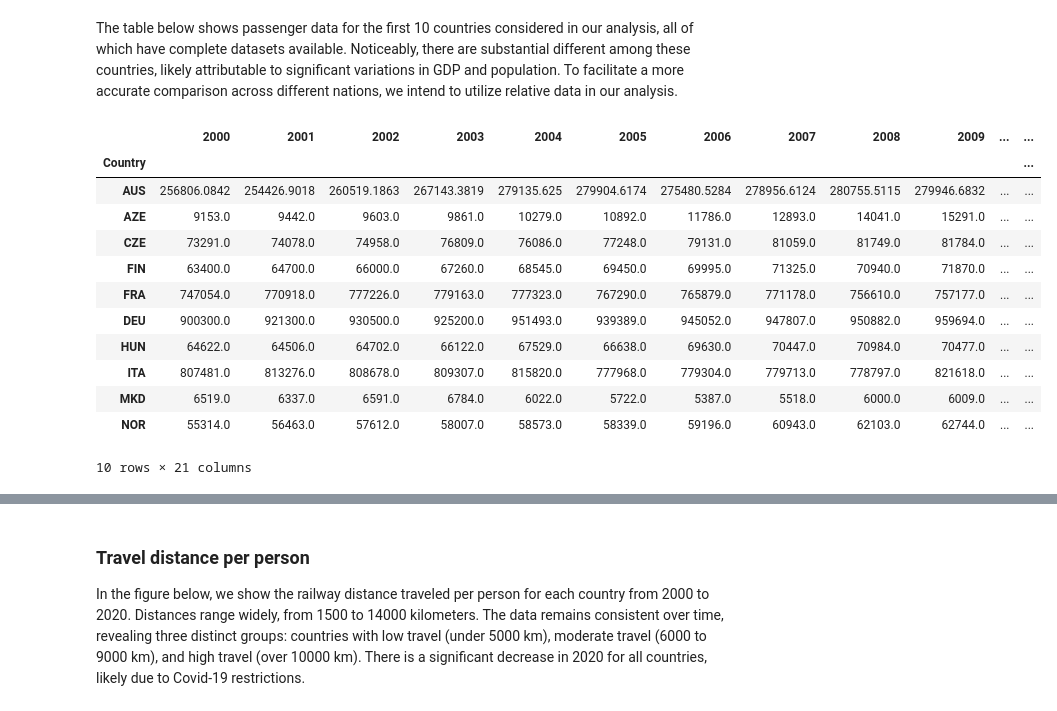
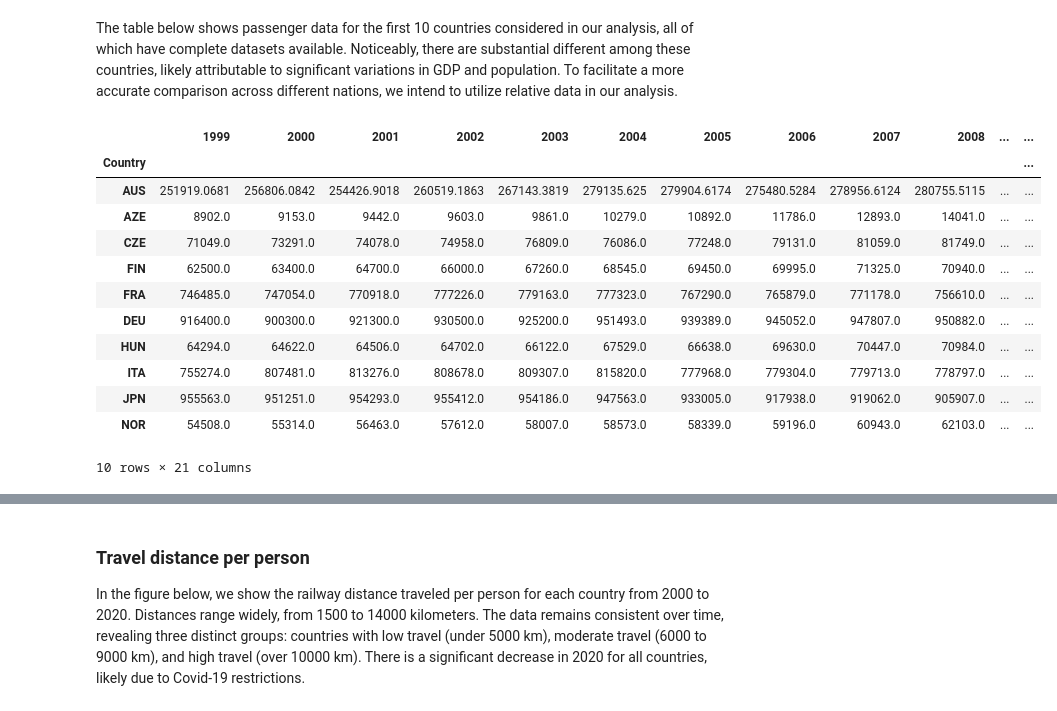
Before and after one commit to SmBuismn/Group_21_Python_project, a Jupyter notebook: project_template.ipynb, the cells around one changed output, grey strips where cells are left out. Cells and saved outputs as stored; diff of their text form; code cells hidden in the pictures.

```diff
--- a/project_template.ipynb
+++ b/project_template.ipynb
@@ -52,8 +56,8 @@ gdp_data = pd.read_csv("GDP_data.csv")
 gdp_per_capita_data = pd.read_csv("GDP_per_capita_data.csv")
 
 # Choose the timeframe you want to consider
-start_timeframe = 2000
-end_timeframe = 2020
+start_timeframe = 1999
+end_timeframe = 2019
 
 # Part of data is in dollars, other part in euros.
 # Convert the data to a consistent format by converting part of it from euros to dollars.
@@ -67,6 +71,7 @@ num_of_countries = gdp_data.shape[0]
 num_of_columns = gdp_data.shape[1]
 
 # Make new dataframes in same format as gdp_data and gdp_per_capita_data
+gdp_growth_data = pd.DataFrame(columns=gdp_data.columns)
 passenger_data = pd.DataFrame(columns=gdp_data.columns)
 infrastructure_train_data = pd.DataFrame(columns=gdp_data.columns)
 infrastructure_road_data = pd.DataFrame(columns=gdp_data.columns)
@@ -74,6 +79,7 @@ population_data = pd.DataFrame(columns=gdp_data.columns)
 
 # Initialize dataframe
 for i in range(num_of_countries):
+    gdp_growth_data.loc[i] = ['..' for _ in range(num_of_columns)]
     passenger_data.loc[i] = ['..' for _ in range(num_of_columns)]
     infrastructure_train_data.loc[i] = ['..' for _ in range(num_of_columns)]
     infrastructure_road_data.loc[i] = ['..' for _ in range(num_of_columns)]
@@ -81,6 +87,7 @@ for i in range(num_of_countries):
 
 # Every row corresponds to data of a country
 for i in range(num_of_countries):
+    gdp_growth_data.loc[i, "Country"] = gdp_data.loc[i, "Country"]
     passenger_data.loc[i, "Country"] = gdp_data.loc[i, "Country"]
     infrastructure_train_data.loc[i, "Country"] = gdp_data.loc[i, "Country"]
     infrastructure_road_data.loc[i, "Country"] = gdp_data.loc[i, "Country"]
@@ -127,6 +134,11 @@ for country in gdp_data["Country"]:
                 population_data.loc[country_index,year] = prepare_population_data["Population"].iloc[prepare_population_data.loc[(prepare_population_data["Code"] == country) &
                                         (prepare_population_data["Year"] == int(year))].index[0]]
 
+        if year == gdp_data.columns[1] or gdp_data.loc[country_index,year] == ".." or gdp_data.loc[country_index,str(int(year)-1)]  == "..":
+            continue
+        else:
+            gdp_growth_data.loc[country_index,year] = (float(gdp_data.loc[country_index,year]) - float(gdp_data.loc[country_index,str(int(year)-1)])) / float(gdp_data.loc[country_index,str(int(year)-1)]) * 100
+
 passenger_data.head(10)
 # %% [output]
 |  | Country | 1995 | 1996 | 1997 | 1998 | 1999 | 2000 | 2001 | 2002 | 2003 | ... | ... |
@@ -159,13 +171,13 @@ for country in gdp_data["Country"]:
     infrastructure_count = 0
 
     for year in gdp_data.columns[1:]:
-        if passenger_data.loc[country_index,year] != "..":
+        if passenger_data.loc[country_index,year] != ".." and gdp_growth_data.loc[country_index,year] != "..":
             if passenger_start == 0:
                 passenger_start = int(year)
             passenger_stop = int(year)
             passenger_count += 1
 
-        if infrastructure_train_data.loc[country_index,year] != ".." and infrastructure_road_data.loc[country_index,year] != "..":
+        if infrastructure_train_data.loc[country_index,year] != ".." and gdp_growth_data.loc[country_index,year] != "..":
             if infrastructure_start == 0:
                 infrastructure_start = int(year)
             infrastructure_stop = int(year)
@@ -203,6 +215,7 @@ for country in country_timeframe["Country"]:
 for year in gdp_data.columns[1:]:
     if int(year) < start_timeframe or int(year) > end_timeframe:
         gdp_data = gdp_data.drop(year, axis=1)
+        gdp_growth_data = gdp_growth_data.drop(year, axis=1)
         gdp_per_capita_data = gdp_per_capita_data.drop(year, axis=1)
         passenger_data = passenger_data.drop(year, axis=1)
         population_data = population_data.drop(year, axis=1)
@@ -211,6 +224,7 @@ for year in gdp_data.columns[1:]:
 
 # Drop all countries from dataframe that are not in feasible countries
 gdp_data = gdp_data[gdp_data['Country'].isin(feasible_countries)]
+gdp_growth_data = gdp_growth_data[gdp_growth_data['Country'].isin(feasible_countries)]
 gdp_per_capita_data = gdp_per_capita_data[gdp_per_capita_data['Country'].isin(feasible_countries)]
 passenger_data = passenger_data[passenger_data['Country'].isin(feasible_countries)]
 population_data = population_data[population_data['Country'].isin(feasible_countries)]
@@ -221,35 +235,36 @@ The table below shows passenger data for the first 10 countries considered in ou
 # %%
 # Set countries as index to make plotting easier
 gdp_data.set_index('Country', inplace=True)
 gdp_data = gdp_data.applymap(lambda x: '{:.0f}'.format(float(x)))  # Convert large numbers (e-powers) to normal numbers
+gdp_growth_data.set_index('Country', inplace=True)
 gdp_per_capita_data.set_index('Country', inplace=True)
 passenger_data.set_index('Country', inplace=True)
 population_data.set_index('Country', inplace=True)
 infrastructure_train_data.set_index('Country', inplace=True)
 infrastructure_road_data.set_index('Country', inplace=True)
 
 infrastructure_train_data = infrastructure_train_data / one_dollar # Convert data from euros to dollars
 infrastructure_road_data = infrastructure_road_data / one_dollar # Convert data from euros to dollars
 
 gdp_data.to_csv("gdp_new.csv",index=True)
 gdp_per_capita_data.to_csv("gdp_per_capita_new.csv",index=True)
 passenger_data.to_csv('passenger_new.csv', index=True)
 population_data.to_csv("population_new.csv",index=True)
 infrastructure_train_data.to_csv("infrastructure_train_new.csv",index=True)
 infrastructure_road_data.to_csv("infrastructure_road_new.csv",index=True)
 
 passenger_data.head(10)
 # %% [output]
-|  | 2000 | 2001 | 2002 | 2003 | 2004 | 2005 | 2006 | 2007 | 2008 | 2009 | ... | ... |
+|  | 1999 | 2000 | 2001 | 2002 | 2003 | 2004 | 2005 | 2006 | 2007 | 2008 | ... | ... |
 | Country |  |  |  |  |  |  |  |  |  |  |  | ... |
-| AUS | 256806.0842 | 254426.9018 | 260519.1863 | 267143.3819 | 279135.625 | 279904.6174 | 275480.5284 | 278956.6124 | 280755.5115 | 279946.6832 | ... | ... |
-| AZE | 9153.0 | 9442.0 | 9603.0 | 9861.0 | 10279.0 | 10892.0 | 11786.0 | 12893.0 | 14041.0 | 15291.0 | ... | ... |
-| CZE | 73291.0 | 74078.0 | 74958.0 | 76809.0 | 76086.0 | 77248.0 | 79131.0 | 81059.0 | 81749.0 | 81784.0 | ... | ... |
-| FIN | 63400.0 | 64700.0 | 66000.0 | 67260.0 | 68545.0 | 69450.0 | 69995.0 | 71325.0 | 70940.0 | 71870.0 | ... | ... |
-| FRA | 747054.0 | 770918.0 | 777226.0 | 779163.0 | 777323.0 | 767290.0 | 765879.0 | 771178.0 | 756610.0 | 757177.0 | ... | ... |
-| DEU | 900300.0 | 921300.0 | 930500.0 | 925200.0 | 951493.0 | 939389.0 | 945052.0 | 947807.0 | 950882.0 | 959694.0 | ... | ... |
-| HUN | 64622.0 | 64506.0 | 64702.0 | 66122.0 | 67529.0 | 66638.0 | 69630.0 | 70447.0 | 70984.0 | 70477.0 | ... | ... |
-| ITA | 807481.0 | 813276.0 | 808678.0 | 809307.0 | 815820.0 | 777968.0 | 779304.0 | 779713.0 | 778797.0 | 821618.0 | ... | ... |
-| MKD | 6519.0 | 6337.0 | 6591.0 | 6784.0 | 6022.0 | 5722.0 | 5387.0 | 5518.0 | 6000.0 | 6009.0 | ... | ... |
-| NOR | 55314.0 | 56463.0 | 57612.0 | 58007.0 | 58573.0 | 58339.0 | 59196.0 | 60943.0 | 62103.0 | 62744.0 | ... | ... |
+| AUS | 251919.0681 | 256806.0842 | 254426.9018 | 260519.1863 | 267143.3819 | 279135.625 | 279904.6174 | 275480.5284 | 278956.6124 | 280755.5115 | ... | ... |
+| AZE | 8902.0 | 9153.0 | 9442.0 | 9603.0 | 9861.0 | 10279.0 | 10892.0 | 11786.0 | 12893.0 | 14041.0 | ... | ... |
+| CZE | 71049.0 | 73291.0 | 74078.0 | 74958.0 | 76809.0 | 76086.0 | 77248.0 | 79131.0 | 81059.0 | 81749.0 | ... | ... |
+| FIN | 62500.0 | 63400.0 | 64700.0 | 66000.0 | 67260.0 | 68545.0 | 69450.0 | 69995.0 | 71325.0 | 70940.0 | ... | ... |
+| FRA | 746485.0 | 747054.0 | 770918.0 | 777226.0 | 779163.0 | 777323.0 | 767290.0 | 765879.0 | 771178.0 | 756610.0 | ... | ... |
+| DEU | 916400.0 | 900300.0 | 921300.0 | 930500.0 | 925200.0 | 951493.0 | 939389.0 | 945052.0 | 947807.0 | 950882.0 | ... | ... |
+| HUN | 64294.0 | 64622.0 | 64506.0 | 64702.0 | 66122.0 | 67529.0 | 66638.0 | 69630.0 | 70447.0 | 70984.0 | ... | ... |
+| ITA | 755274.0 | 807481.0 | 813276.0 | 808678.0 | 809307.0 | 815820.0 | 777968.0 | 779304.0 | 779713.0 | 778797.0 | ... | ... |
+| JPN | 955563.0 | 951251.0 | 954293.0 | 955412.0 | 954186.0 | 947563.0 | 933005.0 | 917938.0 | 919062.0 | 905907.0 | ... | ... |
+| NOR | 54508.0 | 55314.0 | 56463.0 | 57612.0 | 58007.0 | 58573.0 | 58339.0 | 59196.0 | 60943.0 | 62103.0 | ... | ... |
 10 rows × 21 columns
```
Also changed, not shown: parts of 10 cells of this notebook, 6 other files.
